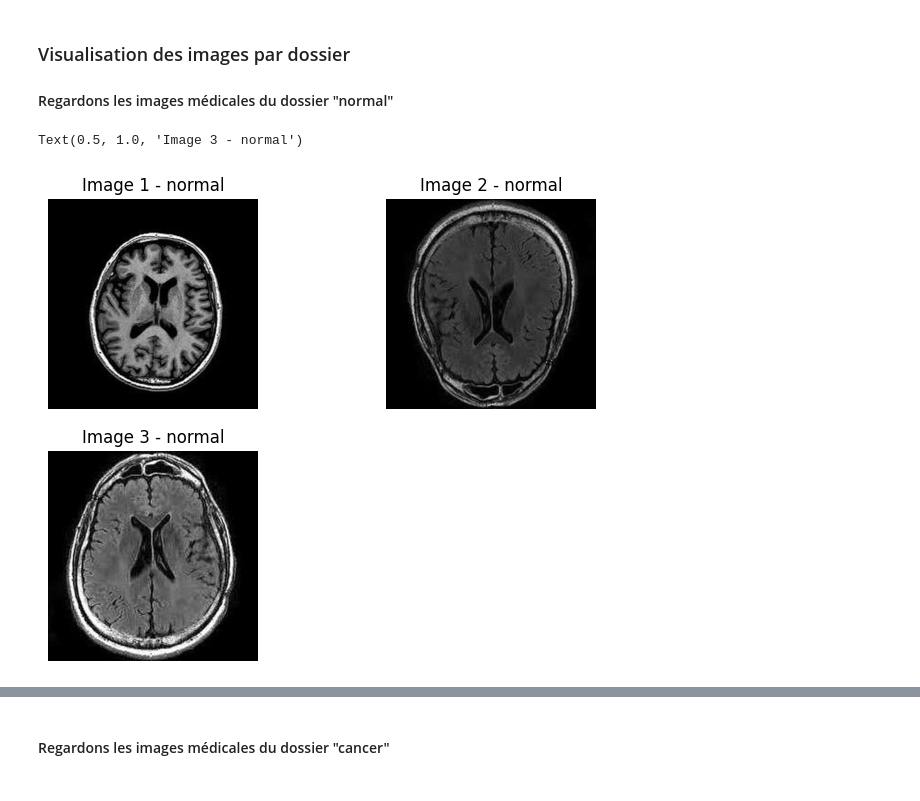
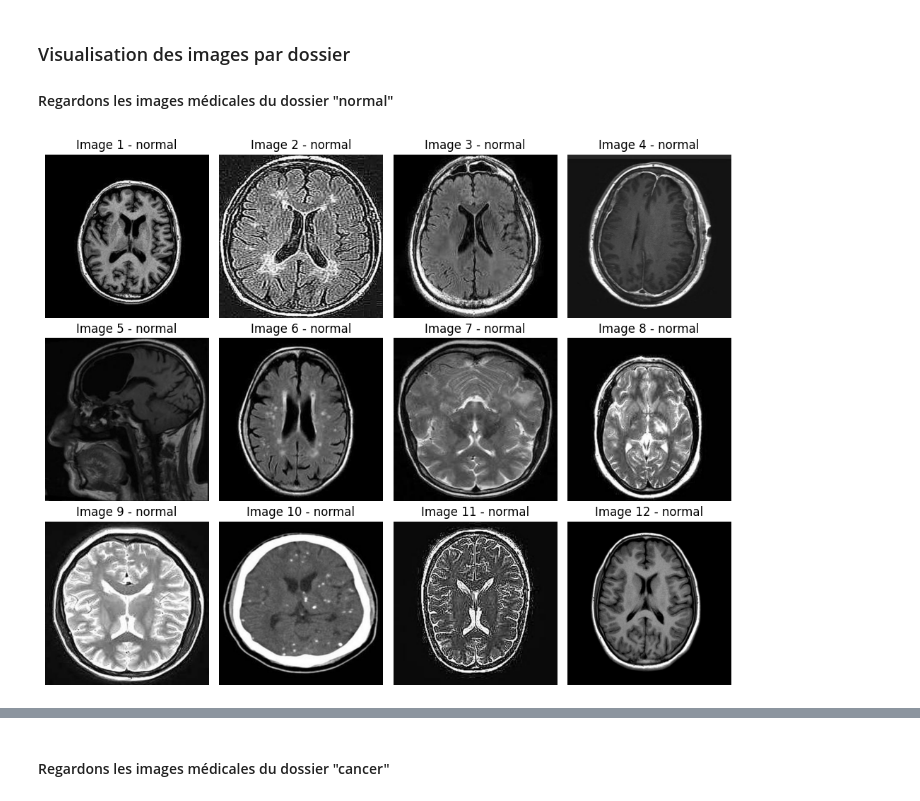
Before and after one commit to SCFlorian/Apprentissage_semi_supervise, a Jupyter notebook: notebooks/notebook_1_analyse_exploratoire.ipynb, the cells around one changed output, grey strips where cells are left out. Cells and saved outputs as stored; diff of their text form; code cells hidden in the pictures.

```diff
--- a/notebooks/notebook_1_analyse_exploratoire.ipynb
+++ b/notebooks/notebook_1_analyse_exploratoire.ipynb
@@ -170,28 +170,35 @@ plt.show()
 ### Visualisation des images par dossier
 #### Regardons les images médicales du dossier "normal"
 # %%
-# Enregistrement de trois images
-img_normal_un = Image.open("../mri_dataset_brain_cancer_oc/avec_labels/normal/3c213abc-ab17-4037-a8e5-caa7bc1babe1.jpg")
-img_normal_deux = Image.open("../mri_dataset_brain_cancer_oc/avec_labels/normal/3e3f6d78-0983-46a9-8755-a67b5f3f5b20.jpg")
-img_normal_trois = Image.open("../mri_dataset_brain_cancer_oc/avec_labels/normal/3ebe5f3a-90d3-4e79-af97-3d9584215044.jpg")
+# Liste des chemins d'images
+paths = [
+    "../mri_dataset_brain_cancer_oc/avec_labels/normal/3c213abc-ab17-4037-a8e5-caa7bc1babe1.jpg",
+    "../mri_dataset_brain_cancer_oc/avec_labels/normal/defdbef3-bea2-4f32-9d9a-62af1102ebfd.jpg",
+    "../mri_dataset_brain_cancer_oc/avec_labels/normal/3ebe5f3a-90d3-4e79-af97-3d9584215044.jpg",
+    "../mri_dataset_brain_cancer_oc/avec_labels/normal/3f4cb3e9-75fc-4b40-942c-327f2498b37d.jpg",
+    "../mri_dataset_brain_cancer_oc/avec_labels/normal/4a08dc59-4f77-4ae0-80b4-749dbde82b82.jpg",
+    "../mri_dataset_brain_cancer_oc/avec_labels/normal/4a71d847-c91b-481d-b112-3550c6655893.jpg",
+    "../mri_dataset_brain_cancer_oc/avec_labels/normal/4a2102b8-0fb8-479a-ad2a-0b5e704489e5.jpg",
+    "../mri_dataset_brain_cancer_oc/avec_labels/normal/6c861380-76ee-490d-bf28-a0232af08c43.jpg",
+    "../mri_dataset_brain_cancer_oc/avec_labels/normal/6eb7dfc4-dd36-41cb-b5ea-f68c01aab86b.jpg",
+    "../mri_dataset_brain_cancer_oc/avec_labels/normal/42ba7707-26c1-42bc-a00f-3d456741ef96.jpg",
+    "../mri_dataset_brain_cancer_oc/avec_labels/normal/8e1cc70d-cccd-416c-99a5-df64bcadeb26.jpg",
+    "../mri_dataset_brain_cancer_oc/avec_labels/normal/9e28ecf2-b8cd-4ea5-84b3-bf8f92d21f99.jpg"
+]
 
-# Affichage des images avec Matplotlib
-fig = plt.figure(figsize=(8,6))
+# Chargement des images
+images = [Image.open(p) for p in paths]
 
-plt.subplot(2,2,1)
-plt.imshow(img_normal_un)
-plt.axis('off')
-plt.title('Image 1 - normal')
+# Affichage
+fig = plt.figure(figsize=(10, 8))
 
-plt.subplot(2,2,2)
-plt.imshow(img_normal_deux)
-plt.axis('off')
-plt.title('Image 2 - normal')
+for i, img in enumerate(images):
+    plt.subplot(3, 4, i+1)
+    plt.imshow(img)
+    plt.axis('off')
+    plt.title(f"Image {i+1} - normal")
 
-plt.subplot(2,2,3)
-plt.imshow(img_normal_trois)
-plt.axis('off')
-plt.title('Image 3 - normal')
+plt.tight_layout()
+plt.show()
 # %% [output]
-Text(0.5, 1.0, 'Image 3 - normal')
-[figure, old version]
+[figure, new version]
```
Also changed, not shown: parts of 5 cells of this notebook.
